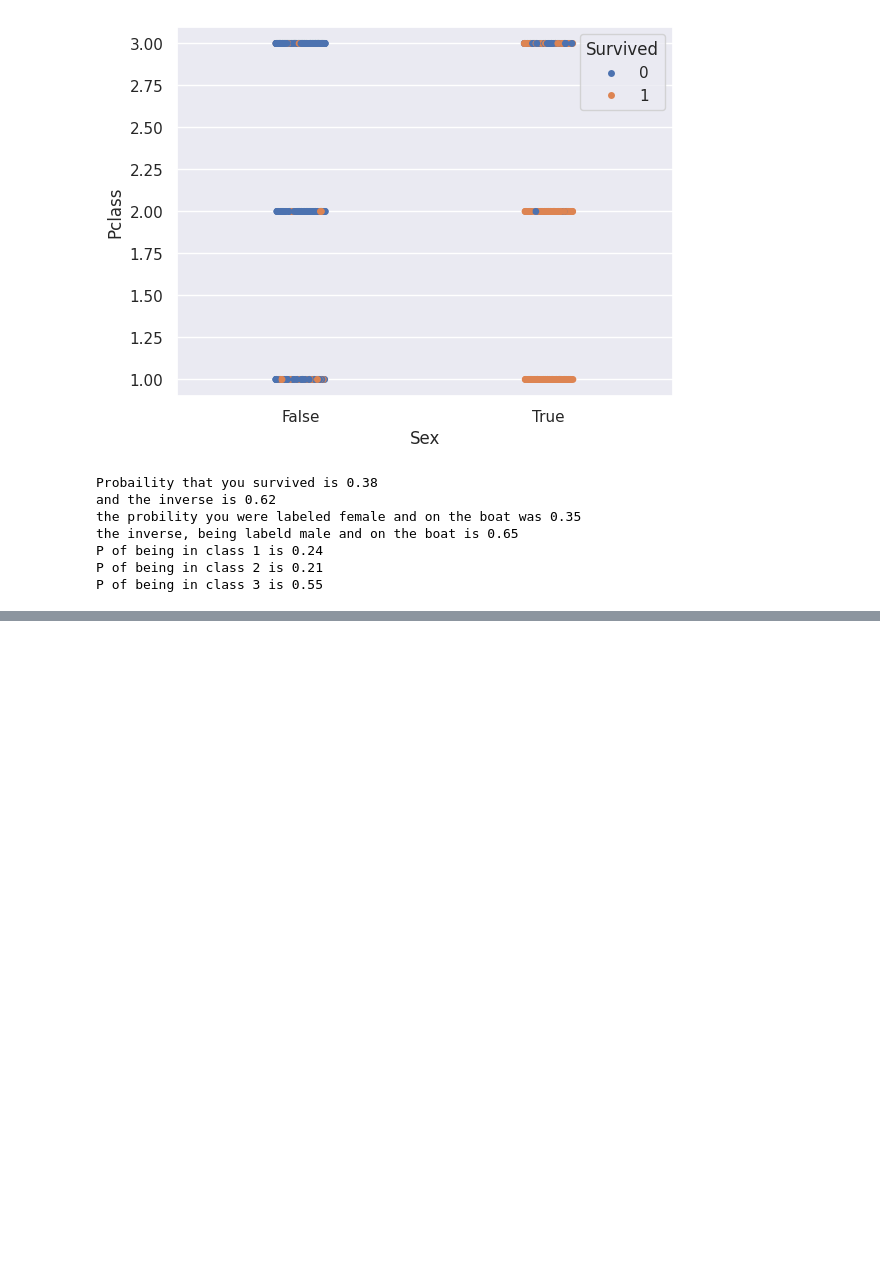
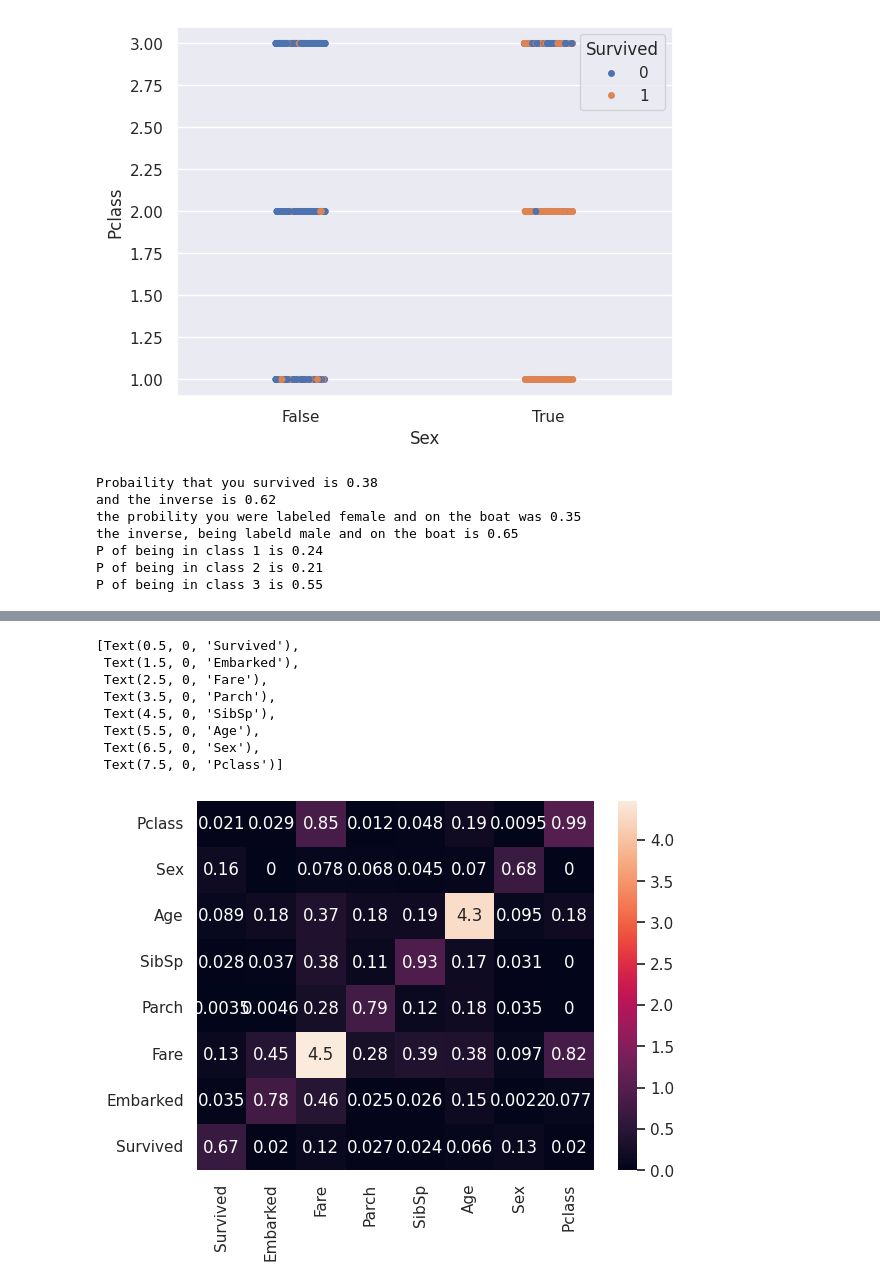
Before and after one commit to AbhikChowdhury6/codingChallenges, a Jupyter notebook: kaggle/competitions/gettingStarted/titanic/titanicExploration.ipynb, the cells around one changed output, grey strips where cells are left out. Drawn from its saved outputs; the diff is of its cells as text; code cells hidden in the pictures; blank space fills up the shorter version.

```diff
--- a/kaggle/competitions/gettingStarted/titanic/titanicExploration.ipynb
+++ b/kaggle/competitions/gettingStarted/titanic/titanicExploration.ipynb
@@ -185,0 +294,17 @@ print(predictions)
+# %%
+# turn a series into a row of a DF
+mutual_data_df = X_train_imp.copy()
+mutual_data_df["Survived"] = y
+
+mutual_info_df = pd.DataFrame(columns=mutual_data_df.columns)
+
+for col in mutual_data_df.columns:
+    mi_scores = make_mi_scores(mutual_data_df, mutual_data_df[col])
+    mi_scores.name = col
+    #mi_scores_df = pd.DataFrame(mi_scores.transpose(), index=[col], columns=mi_scores.index)
+    #print(mi_scores)
+    #print(mi_scores_df)
+    # mi_score_df["index"] = col
+    mutual_info_df = pd.concat([mi_scores, mutual_info_df], axis=1)
+# %%
+mutual_info_df = mutual_info_df.dropna(axis=1)
@@ -185,0 +323,17 @@ print(predictions)
+# %%
+
+
+
+my_plot = sns.heatmap(data=mutual_info_df, annot=True) # Your code here
+
+my_plot.set_xticklabels(my_plot.get_xticklabels(), rotation=90)
+# %% [output]
+[Text(0.5, 0, 'Survived'),
+ Text(1.5, 0, 'Embarked'),
+ Text(2.5, 0, 'Fare'),
+ Text(3.5, 0, 'Parch'),
+ Text(4.5, 0, 'SibSp'),
+ Text(5.5, 0, 'Age'),
+ Text(6.5, 0, 'Sex'),
+ Text(7.5, 0, 'Pclass')]
+[figure, added]
```
Also changed, not shown: parts of 12 cells of this notebook.
